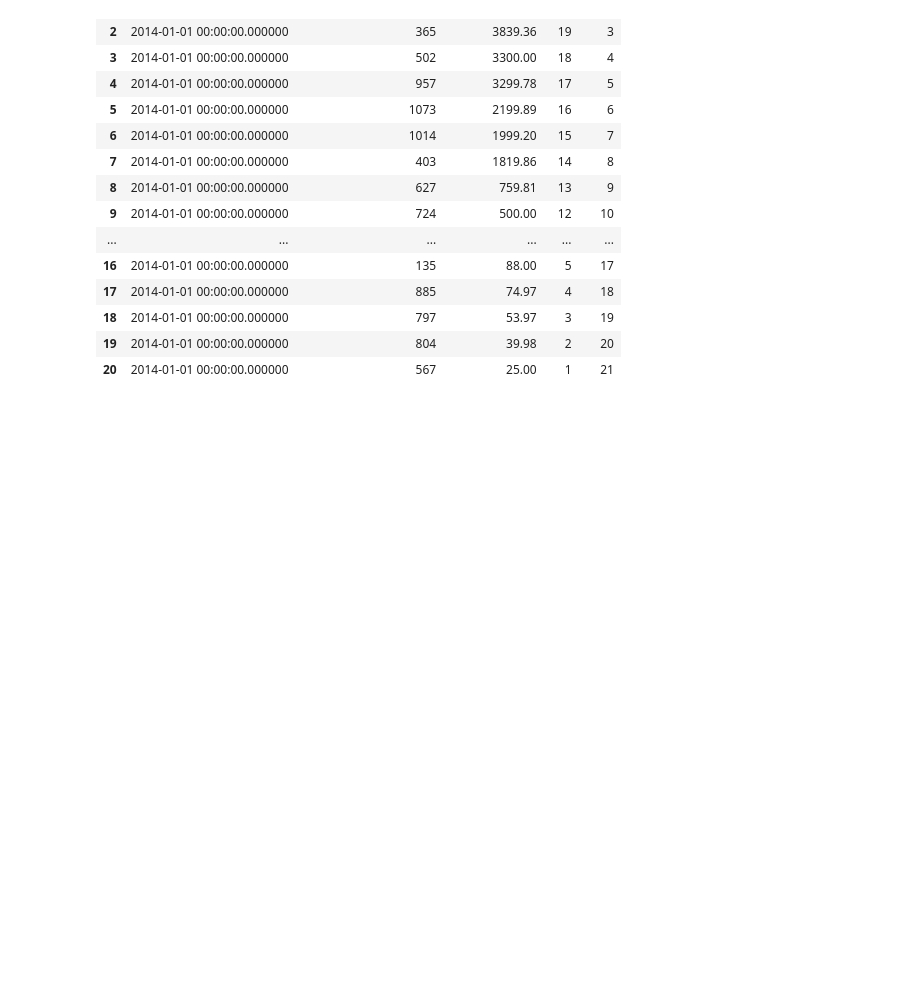
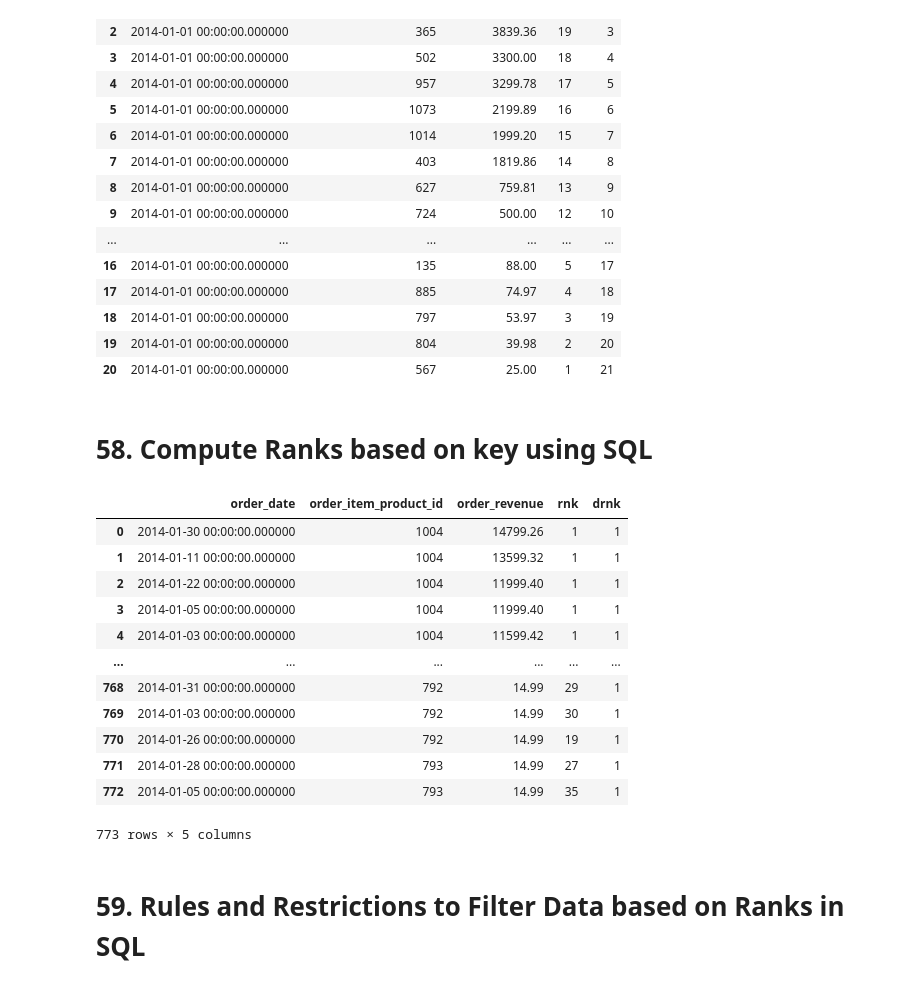
Before and after one commit to ZygimantasB/data_engineering_essentials_using_sql_python_pyspark, a Jupyter notebook: Section 6 Cumulative Aggregations and Ranking in SQL Queries/section_6.ipynb, the cells around one changed output. Saved outputs shown, nothing was run; the diff lists cells and outputs as text; code cells hidden in the pictures; blank space fills up the shorter version.

Commit message:
Next 59. Rules and Restrictions to Filter Data based on Ranks in SQL

```diff
--- a/Section 6 Cumulative Aggregations and Ranking in SQL Queries/section_6.ipynb
+++ b/Section 6 Cumulative Aggregations and Ranking in SQL Queries/section_6.ipynb
@@ -237,3 +237,35 @@ ORDER BY order_revenue DESC;
 | 18 | 2014-01-01 00:00:00.000000 | 797 | 53.97 | 3 | 19 |
 | 19 | 2014-01-01 00:00:00.000000 | 804 | 39.98 | 2 | 20 |
 | 20 | 2014-01-01 00:00:00.000000 | 567 | 25.00 | 1 | 21 |
+# %% [markdown]
+# 58. Compute Ranks based on key using SQL
+# %%
+%%sql
+SELECT order_date,
+        order_item_product_id,
+        order_revenue,
+        rank() OVER (
+            PARTITION BY order_date
+            ORDER BY order_revenue DESC) AS rnk,
+        dense_rank() OVER (
+            PARTITION BY order_revenue
+            ORDER BY order_revenue DESC) AS drnk
+FROM daily_product_revenue
+WHERE to_char(order_date, 'yyyy-MM') = '2014-01'
+ORDER BY order_revenue DESC;
+# %% [output]
+|  | order_date | order_item_product_id | order_revenue | rnk | drnk |
+| 0 | 2014-01-30 00:00:00.000000 | 1004 | 14799.26 | 1 | 1 |
+| 1 | 2014-01-11 00:00:00.000000 | 1004 | 13599.32 | 1 | 1 |
+| 2 | 2014-01-22 00:00:00.000000 | 1004 | 11999.40 | 1 | 1 |
+| 3 | 2014-01-05 00:00:00.000000 | 1004 | 11999.40 | 1 | 1 |
+| 4 | 2014-01-03 00:00:00.000000 | 1004 | 11599.42 | 1 | 1 |
+| ... | ... | ... | ... | ... | ... |
+| 768 | 2014-01-31 00:00:00.000000 | 792 | 14.99 | 29 | 1 |
+| 769 | 2014-01-03 00:00:00.000000 | 792 | 14.99 | 30 | 1 |
+| 770 | 2014-01-26 00:00:00.000000 | 792 | 14.99 | 19 | 1 |
+| 771 | 2014-01-28 00:00:00.000000 | 793 | 14.99 | 27 | 1 |
+| 772 | 2014-01-05 00:00:00.000000 | 793 | 14.99 | 35 | 1 |
+773 rows × 5 columns
+# %% [markdown]
+# 59. Rules and Restrictions to Filter Data based on Ranks in SQL
```
